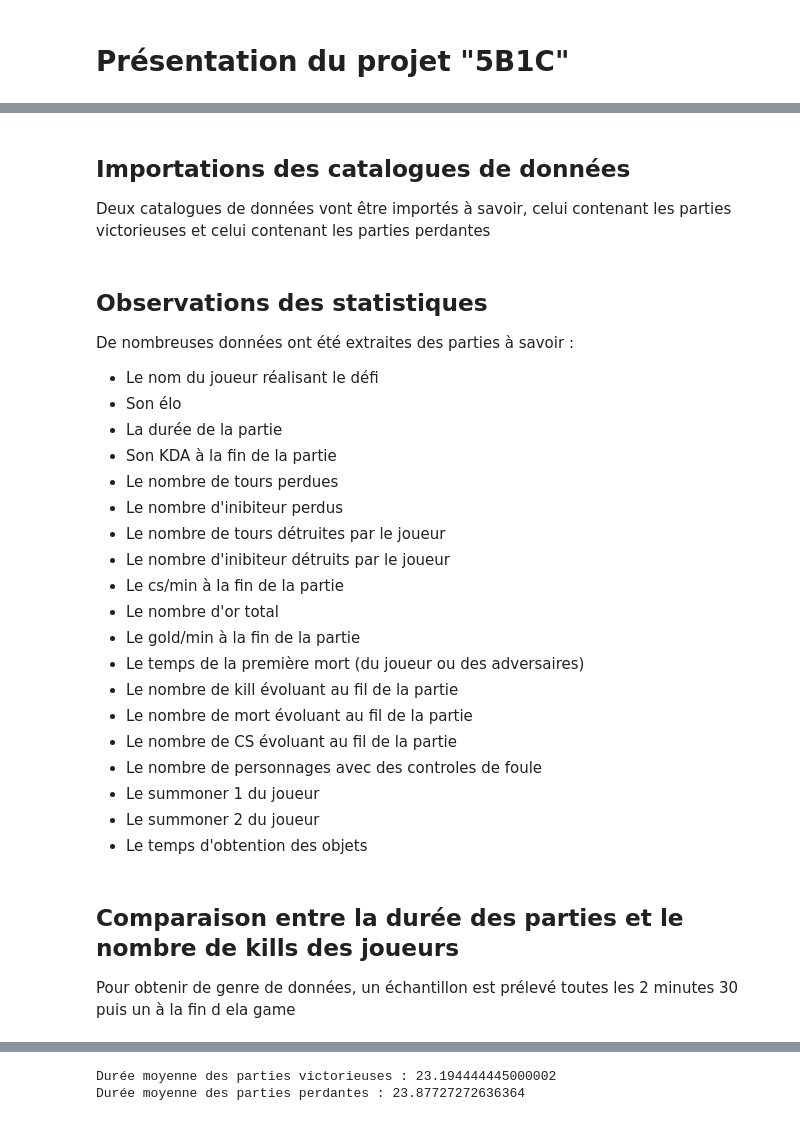
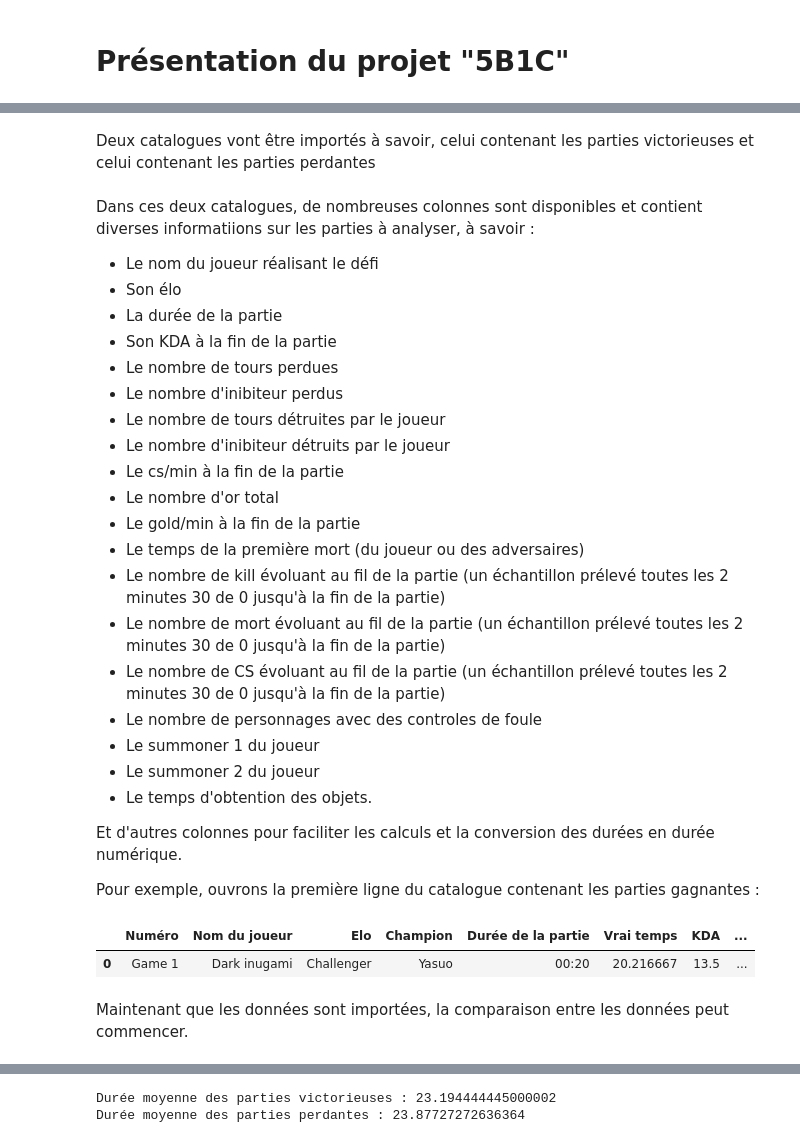
Before and after one commit to thibaut-ceci/5B1C, a Jupyter notebook: 5B1C.ipynb, the cells around one changed output, grey strips where cells are left out. Drawn from its saved outputs; the diff is of its cells as text; code cells hidden in the pictures.

```diff
--- a/5B1C.ipynb
+++ b/5B1C.ipynb
@@ -20,7 +40,5 @@ import librarie as lib
 ## Paramètres d'affichage des catalogues de données
 lib.display_parameters(pd)
 # %% [markdown]
-## Importations des catalogues de données
-
-Deux catalogues de données vont être importés à savoir, celui contenant les parties victorieuses et celui contenant les parties perdantes
+Deux catalogues vont être importés à savoir, celui contenant les parties victorieuses et celui contenant les parties perdantes
 # %%
@@ -31,9 +50,7 @@ defaite = pd.read_csv("donnees/defaite.csv")
 list_columns = ["Temps numérique", "Temps numérique objets", "Kill", "Mort", "CS", "Temps objets", "Objets"]
 victoire, defaite = lib.repair_list_in_df(victoire, defaite, list_columns)
 # %% [markdown]
-## Observations des statistiques
-
-De nombreuses données ont été extraites des parties à savoir :
+Dans ces deux catalogues, de nombreuses colonnes sont disponibles et contient diverses informatiions sur les parties à analyser, à savoir :
 - Le nom du joueur réalisant le défi
 - Son élo
 - La durée de la partie
@@ -46,14 +63,21 @@ De nombreuses données ont été extraites des parties à savoir :
 - Le nombre d'or total
 - Le gold/min à la fin de la partie
 - Le temps de la première mort (du joueur ou des adversaires)
-- Le nombre de kill évoluant au fil de la partie
-- Le nombre de mort évoluant au fil de la partie
-- Le nombre de CS évoluant au fil de la partie
+- Le nombre de kill évoluant au fil de la partie (un échantillon prélevé toutes les 2 minutes 30 de 0 jusqu'à la fin de la partie)
+- Le nombre de mort évoluant au fil de la partie (un échantillon prélevé toutes les 2 minutes 30 de 0 jusqu'à la fin de la partie)
+- Le nombre de CS évoluant au fil de la partie (un échantillon prélevé toutes les 2 minutes 30 de 0 jusqu'à la fin de la partie)
 - Le nombre de personnages avec des controles de foule
 - Le summoner 1	du joueur
 - Le summoner 2	du joueur
-- Le temps d'obtention des objets
+- Le temps d'obtention des objets.
+
+Et d'autres colonnes pour faciliter les calculs et la conversion des durées en durée numérique.
+
+Pour exemple, ouvrons la première ligne du catalogue contenant les parties gagnantes :
-# %% [markdown]
-## Comparaison entre la durée des parties et le nombre de kills des joueurs
-
-Pour obtenir de genre de données, un échantillon est prélevé toutes les 2 minutes 30 puis un à la fin d ela game
+# %%
+victoire.head(1)
+# %% [output]
+|  | Numéro | Nom du joueur | Elo | Champion | Durée de la partie | Vrai temps | KDA | ... |
+| 0 | Game 1 | Dark inugami | Challenger | Yasuo | 00:20 | 20.216667 | 13.5 | ... |
+# %% [markdown]
+Maintenant que les données sont importées, la comparaison entre les données peut commencer.
```
Also changed, not shown: parts of 50 cells of this notebook, 1 other file.
